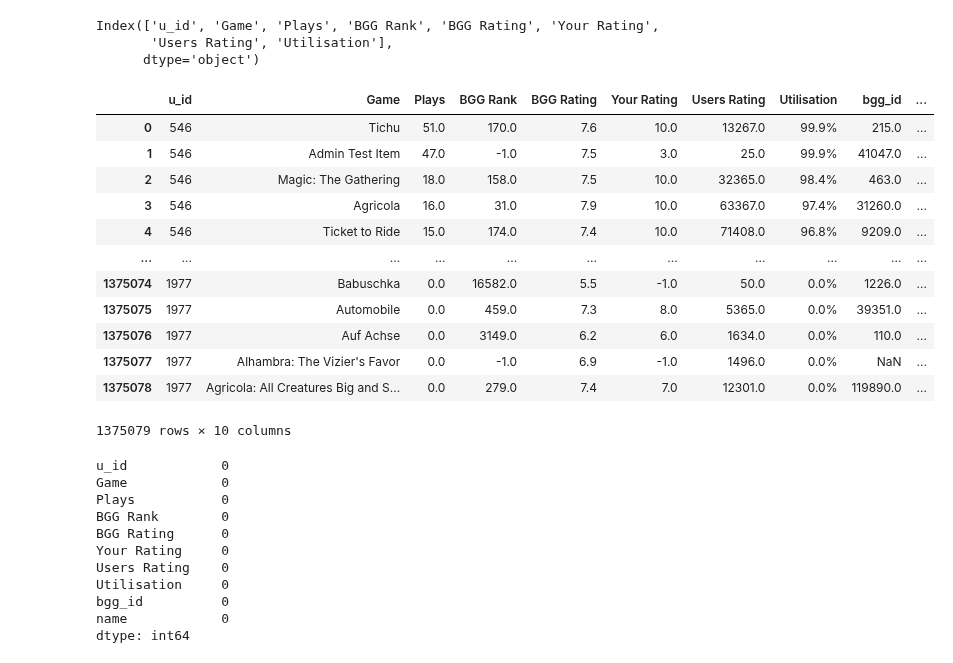
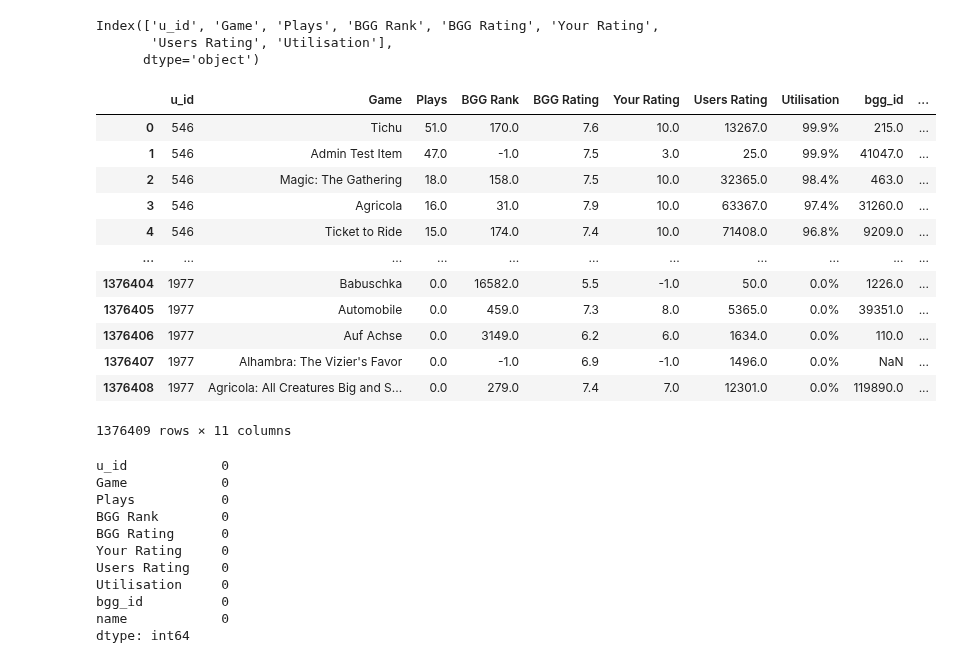
Before and after one commit to LourdesRodriguez/recommender_system, a Jupyter notebook: 2_Data_Understanding.ipynb, the cells around one changed output. Cells and saved outputs as stored; diff of their text form; code cells hidden in the pictures.

```diff
--- a/2_Data_Understanding.ipynb
+++ b/2_Data_Understanding.ipynb
@@ -812,22 +813,22 @@ Index(['u_id', 'Game', 'Plays', 'BGG Rank', 'BGG Rating', 'Your Rating',
        'Users Rating', 'Utilisation'],
       dtype='object')
 # %%
-result = pd.merge(users, bg[['bgg_id','name']], how='left', left_on=['Game'], right_on=['name'])
+result = pd.merge(users, bg[['bgg_id','name', 'year']], how='left', left_on=['Game'], right_on=['name'])
 result
 # %% [output]
 |  | u_id | Game | Plays | BGG Rank | BGG Rating | Your Rating | Users Rating | Utilisation | bgg_id | ... |
 | 0 | 546 | Tichu | 51.0 | 170.0 | 7.6 | 10.0 | 13267.0 | 99.9% | 215.0 | ... |
 | 1 | 546 | Admin Test Item | 47.0 | -1.0 | 7.5 | 3.0 | 25.0 | 99.9% | 41047.0 | ... |
 | 2 | 546 | Magic: The Gathering | 18.0 | 158.0 | 7.5 | 10.0 | 32365.0 | 98.4% | 463.0 | ... |
 | 3 | 546 | Agricola | 16.0 | 31.0 | 7.9 | 10.0 | 63367.0 | 97.4% | 31260.0 | ... |
 | 4 | 546 | Ticket to Ride | 15.0 | 174.0 | 7.4 | 10.0 | 71408.0 | 96.8% | 9209.0 | ... |
 | ... | ... | ... | ... | ... | ... | ... | ... | ... | ... | ... |
-| 1375074 | 1977 | Babuschka | 0.0 | 16582.0 | 5.5 | -1.0 | 50.0 | 0.0% | 1226.0 | ... |
-| 1375075 | 1977 | Automobile | 0.0 | 459.0 | 7.3 | 8.0 | 5365.0 | 0.0% | 39351.0 | ... |
-| 1375076 | 1977 | Auf Achse | 0.0 | 3149.0 | 6.2 | 6.0 | 1634.0 | 0.0% | 110.0 | ... |
-| 1375077 | 1977 | Alhambra: The Vizier's Favor | 0.0 | -1.0 | 6.9 | -1.0 | 1496.0 | 0.0% | NaN | ... |
-| 1375078 | 1977 | Agricola: All Creatures Big and S... | 0.0 | 279.0 | 7.4 | 7.0 | 12301.0 | 0.0% | 119890.0 | ... |
+| 1376404 | 1977 | Babuschka | 0.0 | 16582.0 | 5.5 | -1.0 | 50.0 | 0.0% | 1226.0 | ... |
+| 1376405 | 1977 | Automobile | 0.0 | 459.0 | 7.3 | 8.0 | 5365.0 | 0.0% | 39351.0 | ... |
+| 1376406 | 1977 | Auf Achse | 0.0 | 3149.0 | 6.2 | 6.0 | 1634.0 | 0.0% | 110.0 | ... |
+| 1376407 | 1977 | Alhambra: The Vizier's Favor | 0.0 | -1.0 | 6.9 | -1.0 | 1496.0 | 0.0% | NaN | ... |
+| 1376408 | 1977 | Agricola: All Creatures Big and S... | 0.0 | 279.0 | 7.4 | 7.0 | 12301.0 | 0.0% | 119890.0 | ... |
-1375079 rows × 10 columns
+1376409 rows × 11 columns
 # %%
 result.sort_values('bgg_id', inplace=True)
 # %%
```
Also changed, not shown: parts of 26 cells of this notebook.
